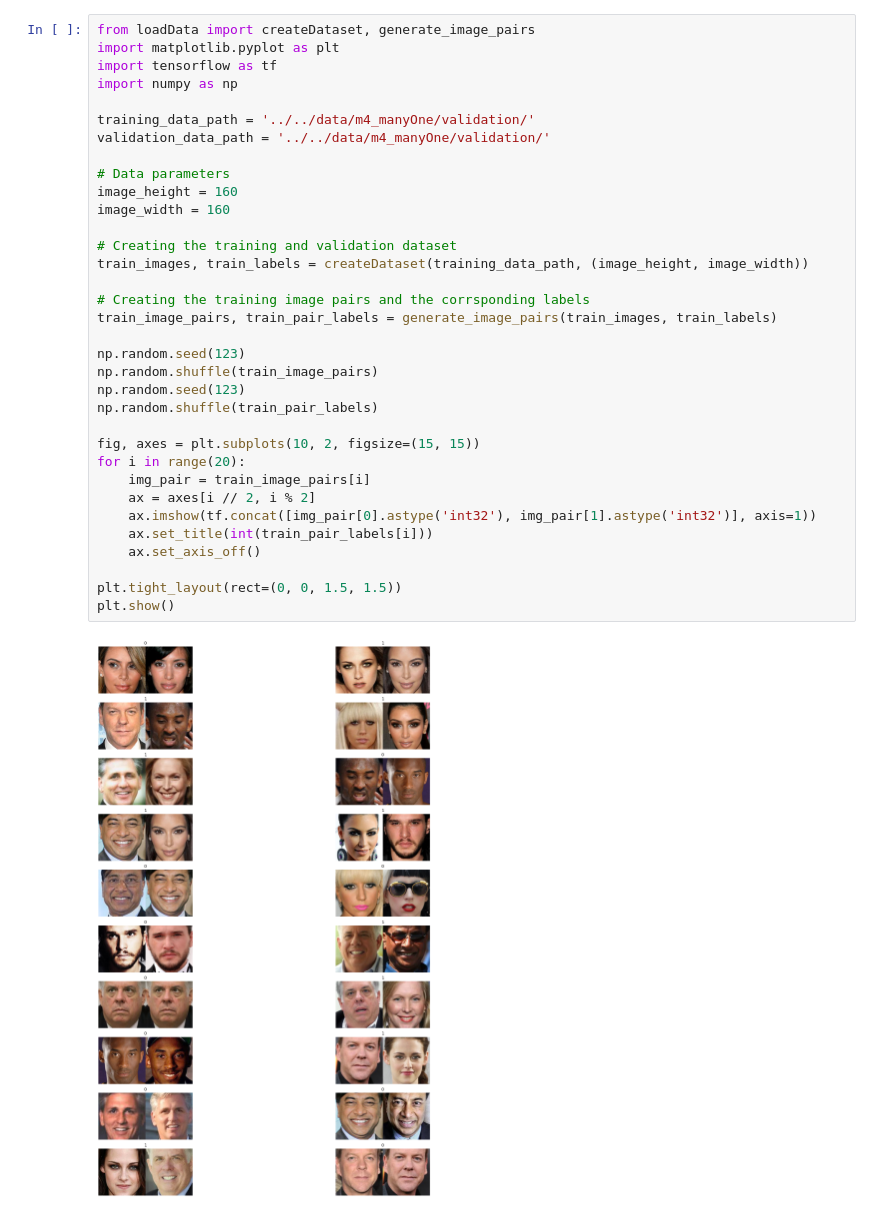
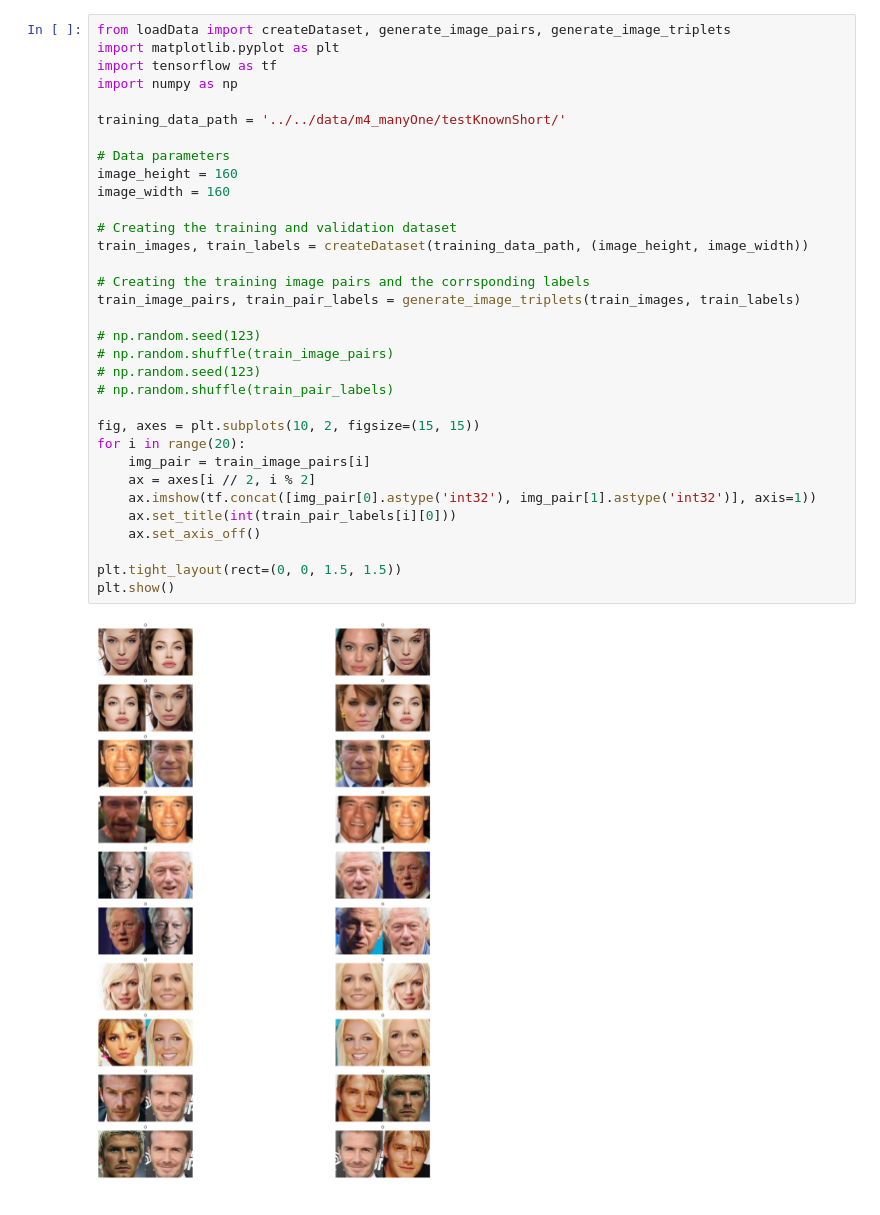
Before and after one commit to kneitmann/dl_faceRecognition, a Jupyter notebook: src/m4/test.ipynb, the cells around one changed output. Drawn from its saved outputs; the diff is of its cells as text.

```diff
--- a/src/m4/test.ipynb
+++ b/src/m4/test.ipynb
@@ -1,36 +1,35 @@
 # %%
-from loadData import createDataset, generate_image_pairs
+from loadData import createDataset, generate_image_pairs, generate_image_triplets
 import matplotlib.pyplot as plt
 import tensorflow as tf
 import numpy as np
 
-training_data_path = '../../data/m4_manyOne/validation/'
-validation_data_path = '../../data/m4_manyOne/validation/'
+training_data_path = '../../data/m4_manyOne/testKnownShort/'
 
 # Data parameters
 image_height = 160
 image_width = 160
 
 # Creating the training and validation dataset
 train_images, train_labels = createDataset(training_data_path, (image_height, image_width))
 
 # Creating the training image pairs and the corrsponding labels
-train_image_pairs, train_pair_labels = generate_image_pairs(train_images, train_labels)
+train_image_pairs, train_pair_labels = generate_image_triplets(train_images, train_labels)
 
-np.random.seed(123)
-np.random.shuffle(train_image_pairs)
-np.random.seed(123)
-np.random.shuffle(train_pair_labels)
+# np.random.seed(123)
+# np.random.shuffle(train_image_pairs)
+# np.random.seed(123)
+# np.random.shuffle(train_pair_labels)
 
 fig, axes = plt.subplots(10, 2, figsize=(15, 15))
 for i in range(20):
     img_pair = train_image_pairs[i]
     ax = axes[i // 2, i % 2]
     ax.imshow(tf.concat([img_pair[0].astype('int32'), img_pair[1].astype('int32')], axis=1))
-    ax.set_title(int(train_pair_labels[i]))
+    ax.set_title(int(train_pair_labels[i][0]))
     ax.set_axis_off()
 
 plt.tight_layout(rect=(0, 0, 1.5, 1.5))
 plt.show()
 # %% [output]
-[figure, old version]
+[figure, new version]
```
Also changed, not shown: 10 other files.
